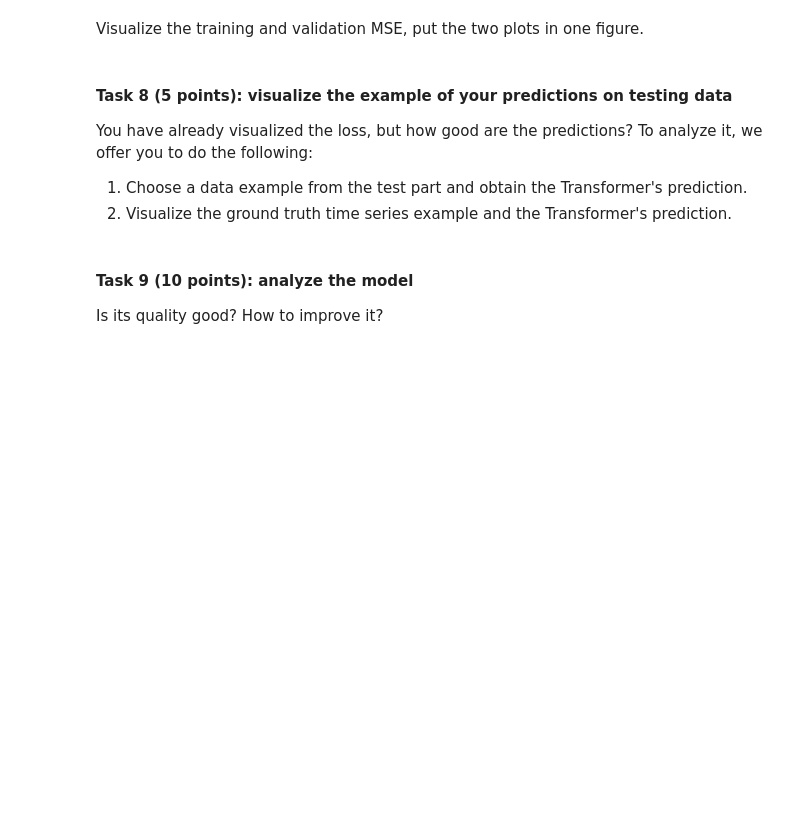
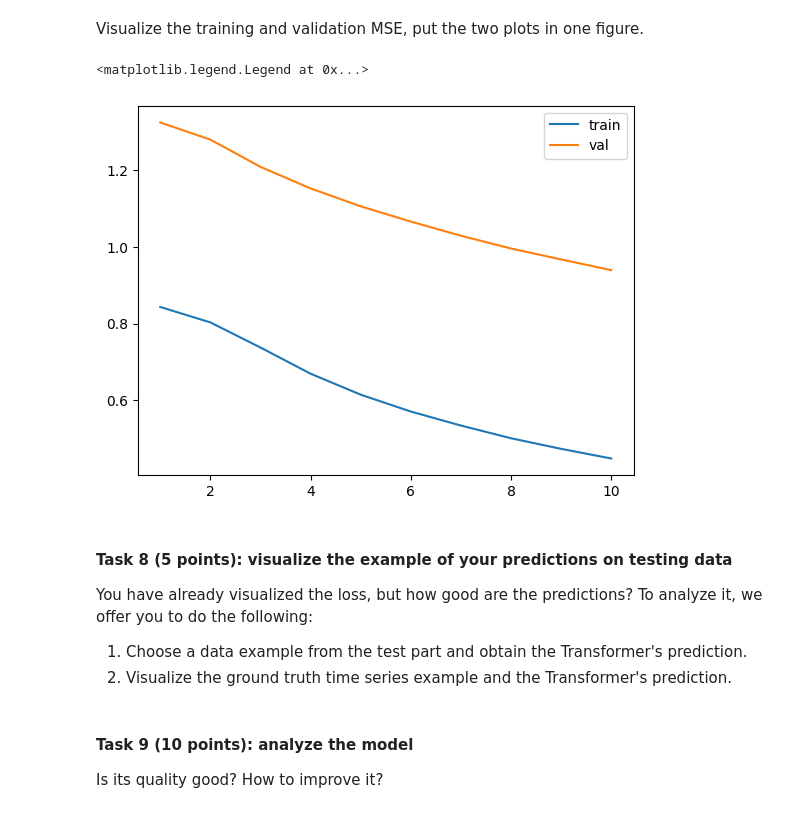
Before and after one commit to fiestaxxl/MOSD2023, a Jupyter notebook: homework_2_gurev.ipynb, the cells around one changed output. Saved outputs shown, nothing was run; the diff lists cells and outputs as text; code cells hidden in the pictures; blank space fills up the shorter version.

Commit message:
made it train!

```diff
--- a/homework_2_gurev.ipynb
+++ b/homework_2_gurev.ipynb
@@ -266,7 +271,7 @@ We offer to use this variant, too. The one encoder's layer architecture:
 def sinusoid_position_encoding(
     seq_len: int,
     dim_model: int,
-    device: torch.device = torch.device("cpu"),
+    device: torch.device = torch.device("cuda"),
 ) -> torch.tensor:
     """implement positional encoding.
 
@@ -589,7 +585,8 @@ transformer = Transformer(input_size=data.shape[1]-1,
                           e_layers=e_layers,
                           d_layers=d_layers,
                           d_ff=d_ff,
-                          dropout=dropout)
+                          dropout=dropout,
+                          device = device)
 # %%
 transformer_optim = torch.optim.Adam(transformer.parameters(), lr=0.001) # TODO
 criterion = nn.MSELoss() # TODO
@@ -601,14 +598,20 @@ Let's train the model! Before that, complete the training and validation loops.
 * 5 points -- training step.
 * 3 points -- validation step.
 * 2 points -- visualization of loss functions (the cell under the cell below).
+# %%
+def chkpoint(model,epoch, path = 'drive/MyDrive/MOSD'):
+  torch.save(model.state_dict(), os.path.join(path,str(epoch)))
 # %%
 from tqdm import tqdm
 
 train_loss_epoch = []
 val_loss_epoch = []
-epochs = 5 # TODO: choose the number of training epochs
+epochs = 10 # TODO: choose the number of training epochs
+transformer.to(device)
 with torch.autograd.set_detect_anomaly(True):
+    print("starting training")
     for epoch in tqdm(range(epochs)):
+        print(f'\nepoch {epoch+1}')
         train_loss = []
 
         #########
@@ -617,11 +620,12 @@ with torch.autograd.set_detect_anomaly(True):
         transformer.train(True)
         for data in train_loader:
             transformer_optim.zero_grad()
-            src, tgt = data
-            src.to(device)
-            tgt.to(device)
+            src, tgt, _, _ = data
+            src = src.to(device).to(torch.float32)
+            tgt = tgt.to(device).to(torch.float32)
 
-            output = transformer(src)
+
+            output = transformer(src,tgt)
 
             loss = criterion(output, tgt)
             loss.backward()
@@ -629,6 +633,10 @@ with torch.autograd.set_detect_anomaly(True):
 
             train_loss.append(loss.item())
         train_loss_epoch.append(sum(train_loss)/len(train_loss))
+
+        if not epoch%2:
+          chkpoint(transformer,epoch)
+
         #######
         # VAL #
         #######
@@ -636,15 +644,16 @@ with torch.autograd.set_detect_anomaly(True):
         val_loss = []
         with torch.autograd.no_grad():
             for data in val_loader:
-                src, tgt = data
-                src.to(device)
-                tgt.to(device)
+                src, tgt,_,_ = data
+                src = src.to(device).to(torch.float32)
+                tgt = tgt.to(device).to(torch.float32)
 
-                output = transformer(src)
+                output = transformer(src,tgt)
 
                 loss = criterion(output, tgt)
 
                 val_loss.append(loss.item())
 
             val_loss_epoch.append(sum(val_loss)/len(val_loss))
+        print(f'\nend of epoch {epoch+1}\n train loss: {train_loss_epoch[-1]}\n val loss {val_loss_epoch[-1]}')
 # %% [output]
@@ -654,11 +703,14 @@ Visualize the training and validation MSE, put the two plots in one figure.
 # %%
 import matplotlib.pyplot as plt
 
 # TODO: plot the training and validaiton loss
 
-plt.plot(range(1,epochs+1), train_loss, label = 'train')
-plt.plot(range(1,epochs+1), val_loss, label = 'val')
+plt.plot(range(1,epochs+1), train_loss_epoch, label = 'train')
+plt.plot(range(1,epochs+1), val_loss_epoch, label = 'val')
 plt.legend()
+# %% [output]
+<matplotlib.legend.Legend at 0x...>
+[figure, added]
 # %%
 # TODO: analyze the obtained figure and answer the questions: Has the model been trained? Are there any overfitting signs?
 # You can put your answer here or insert the markdown below.
```
Also changed, not shown: parts of 4 cells of this notebook.
